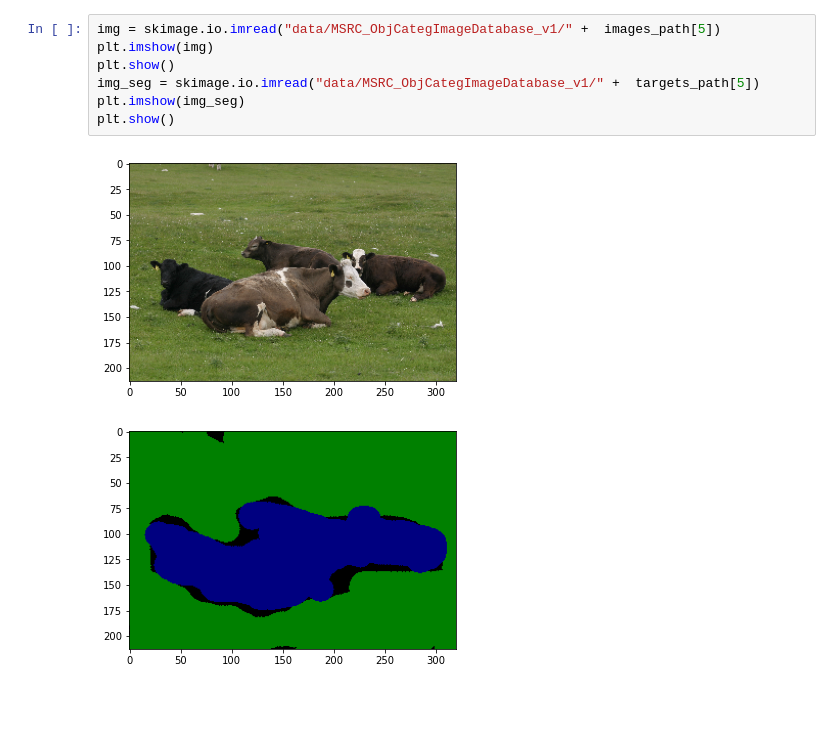
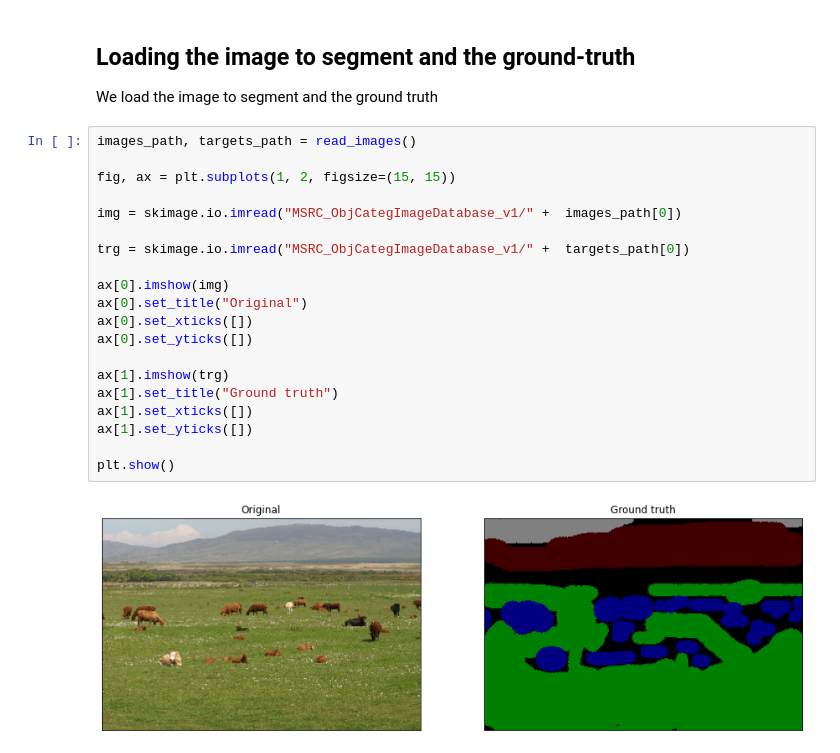
Before and after one commit to DiegoArcelli/ISPR-Midterms, a Jupyter notebook: Midterm2/Assignment1/ncut_semantic_segmentation.ipynb, the cells around one changed output. Drawn from its saved outputs; the diff is of its cells as text; blank space fills up the shorter version.

```diff
--- a/Midterm2/Assignment1/ncut_semantic_segmentation.ipynb
+++ b/Midterm2/Assignment1/ncut_semantic_segmentation.ipynb
@@ -206,10 +307,26 @@ for img_class in image_clases:
+# %% [markdown]
+## Loading the image to segment and the ground-truth
+
+We load the image to segment and the ground truth
 # %%
-img = skimage.io.imread("data/MSRC_ObjCategImageDatabase_v1/" +  images_path[5])
-plt.imshow(img)
+images_path, targets_path = read_images()
+
+fig, ax = plt.subplots(1, 2, figsize=(15, 15))
+
+img = skimage.io.imread("MSRC_ObjCategImageDatabase_v1/" +  images_path[0])
+
+trg = skimage.io.imread("MSRC_ObjCategImageDatabase_v1/" +  targets_path[0])
+
+ax[0].imshow(img)
+ax[0].set_title("Original")
+ax[0].set_xticks([])
+ax[0].set_yticks([])
+
+ax[1].imshow(trg)
+ax[1].set_title("Ground truth")
+ax[1].set_xticks([])
+ax[1].set_yticks([])
+
 plt.show()
-img_seg = skimage.io.imread("data/MSRC_ObjCategImageDatabase_v1/" +  targets_path[5])
-plt.imshow(img_seg)
-plt.show()
 # %% [output]
-[figure, old version]
+[figure, new version]
-[figure, removed]
```
Also changed, not shown: parts of 41 cells of this notebook.
